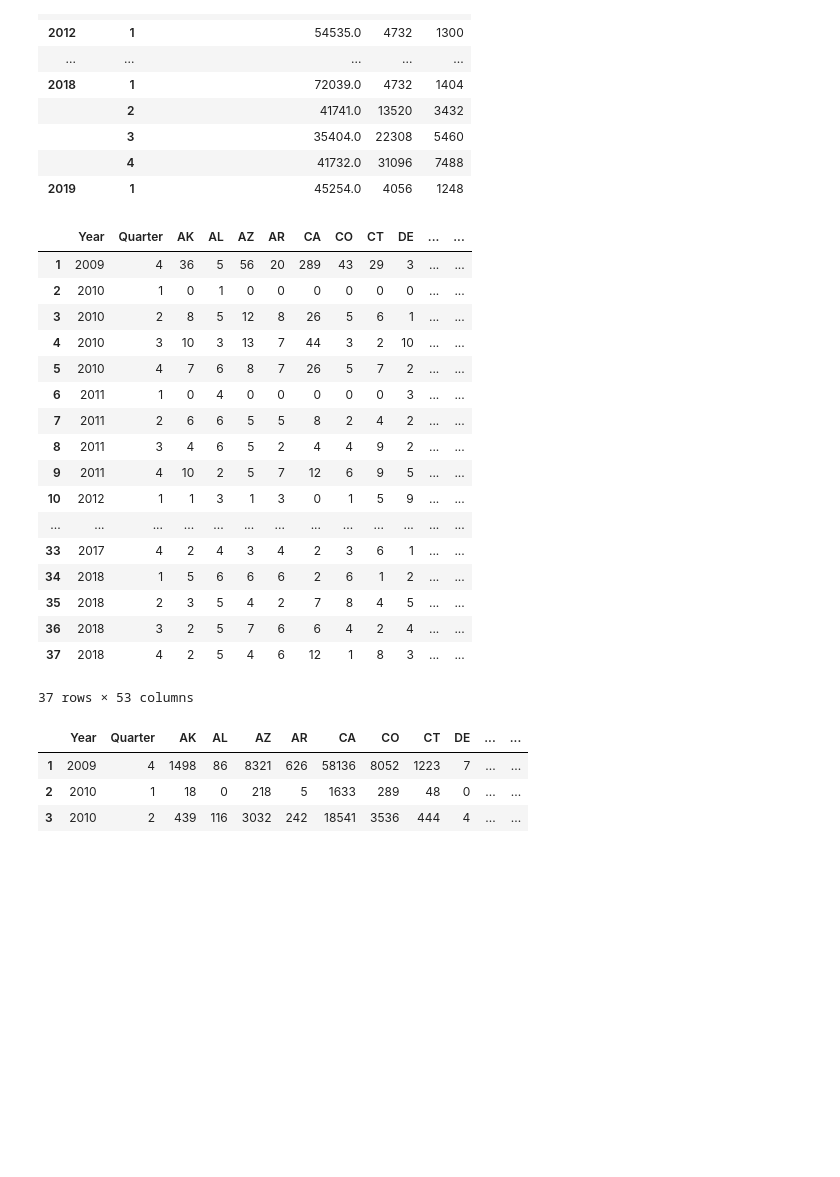
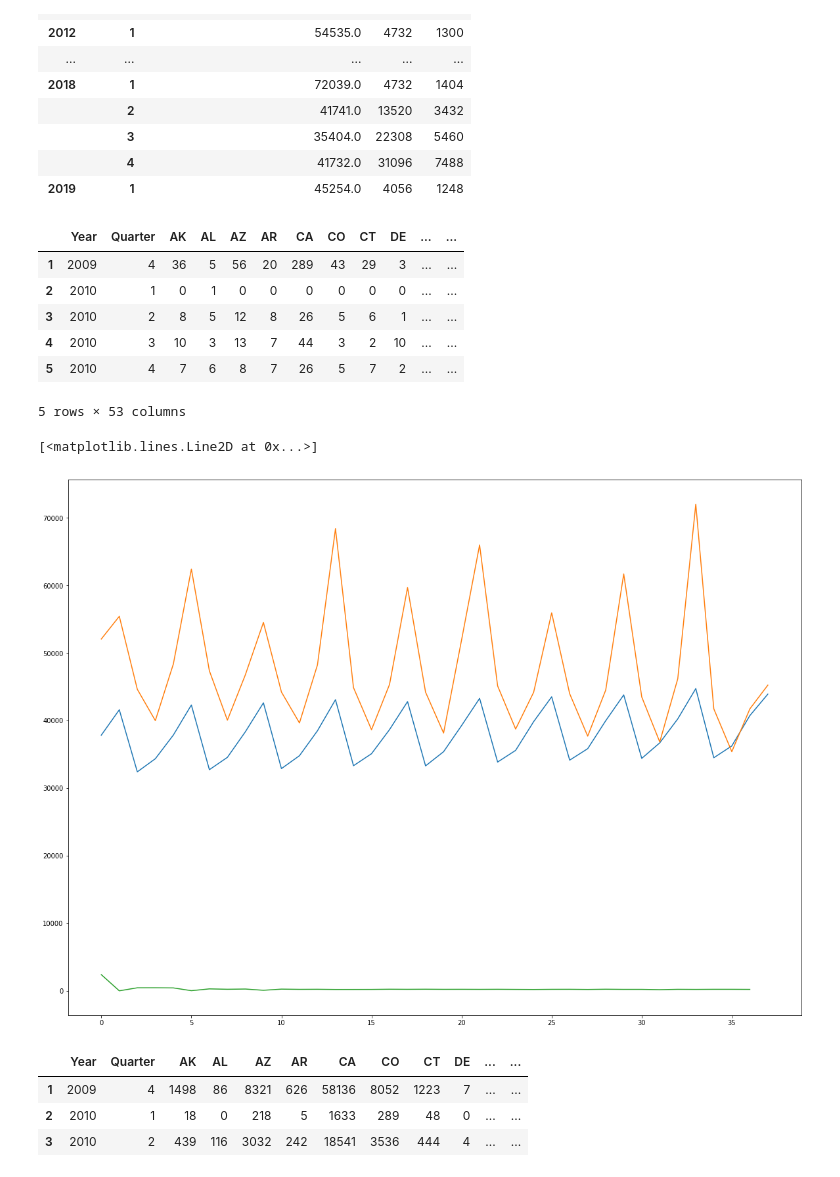
Before and after one commit to klepikhina/CSCI5352-AirTravelInfluenza, a Jupyter notebook: Code/deaths_bar_plots.ipynb, the cells around one changed output. Drawn from its saved outputs; the diff is of its cells as text; code cells hidden in the pictures; blank space fills up the shorter version.

```diff
--- a/Code/deaths_bar_plots.ipynb
+++ b/Code/deaths_bar_plots.ipynb
@@ -60,26 +100,24 @@ grouped
 # %%
 deaths_no_travel['total_deaths'] = deaths_no_travel.drop(['Year', 'Quarter'], axis=1).sum(axis=1)
 # %%
-deaths_no_travel
+deaths_no_travel.head()
 # %% [output]
 |  | Year | Quarter | AK | AL | AZ | AR | CA | CO | CT | DE | ... | ... |
 | 1 | 2009 | 4 | 36 | 5 | 56 | 20 | 289 | 43 | 29 | 3 | ... | ... |
 | 2 | 2010 | 1 | 0 | 1 | 0 | 0 | 0 | 0 | 0 | 0 | ... | ... |
 | 3 | 2010 | 2 | 8 | 5 | 12 | 8 | 26 | 5 | 6 | 1 | ... | ... |
 | 4 | 2010 | 3 | 10 | 3 | 13 | 7 | 44 | 3 | 2 | 10 | ... | ... |
 | 5 | 2010 | 4 | 7 | 6 | 8 | 7 | 26 | 5 | 7 | 2 | ... | ... |
-| 6 | 2011 | 1 | 0 | 4 | 0 | 0 | 0 | 0 | 0 | 3 | ... | ... |
-| 7 | 2011 | 2 | 6 | 6 | 5 | 5 | 8 | 2 | 4 | 2 | ... | ... |
-| 8 | 2011 | 3 | 4 | 6 | 5 | 2 | 4 | 4 | 9 | 2 | ... | ... |
-| 9 | 2011 | 4 | 10 | 2 | 5 | 7 | 12 | 6 | 9 | 5 | ... | ... |
-| 10 | 2012 | 1 | 1 | 3 | 1 | 3 | 0 | 1 | 5 | 9 | ... | ... |
-| ... | ... | ... | ... | ... | ... | ... | ... | ... | ... | ... | ... | ... |
-| 33 | 2017 | 4 | 2 | 4 | 3 | 4 | 2 | 3 | 6 | 1 | ... | ... |
-| 34 | 2018 | 1 | 5 | 6 | 6 | 6 | 2 | 6 | 1 | 2 | ... | ... |
-| 35 | 2018 | 2 | 3 | 5 | 4 | 2 | 7 | 8 | 4 | 5 | ... | ... |
-| 36 | 2018 | 3 | 2 | 5 | 7 | 6 | 6 | 4 | 2 | 4 | ... | ... |
-| 37 | 2018 | 4 | 2 | 5 | 4 | 6 | 12 | 1 | 8 | 3 | ... | ... |
-37 rows × 53 columns
+5 rows × 53 columns
+# %%
+plt.rcParams['figure.figsize'] = [20, 15]
+
+plt.plot(range(38), deaths_travel_4_totals.to_list())
+plt.plot(range(38), grouped['DeathsFromPneumoniaAndInfluenza'])
+plt.plot(range(37), deaths_no_travel['total_deaths'])
+# %% [output]
+[<matplotlib.lines.Line2D at 0x...>]
+[figure, added]
 # %%
 deaths_travel_3['total_deaths'] = deaths_travel_3.drop(['Year', 'Quarter'], axis=1).sum(axis=1)
 # %%
```
Also changed, not shown: parts of 5 cells of this notebook, 2 other files.
